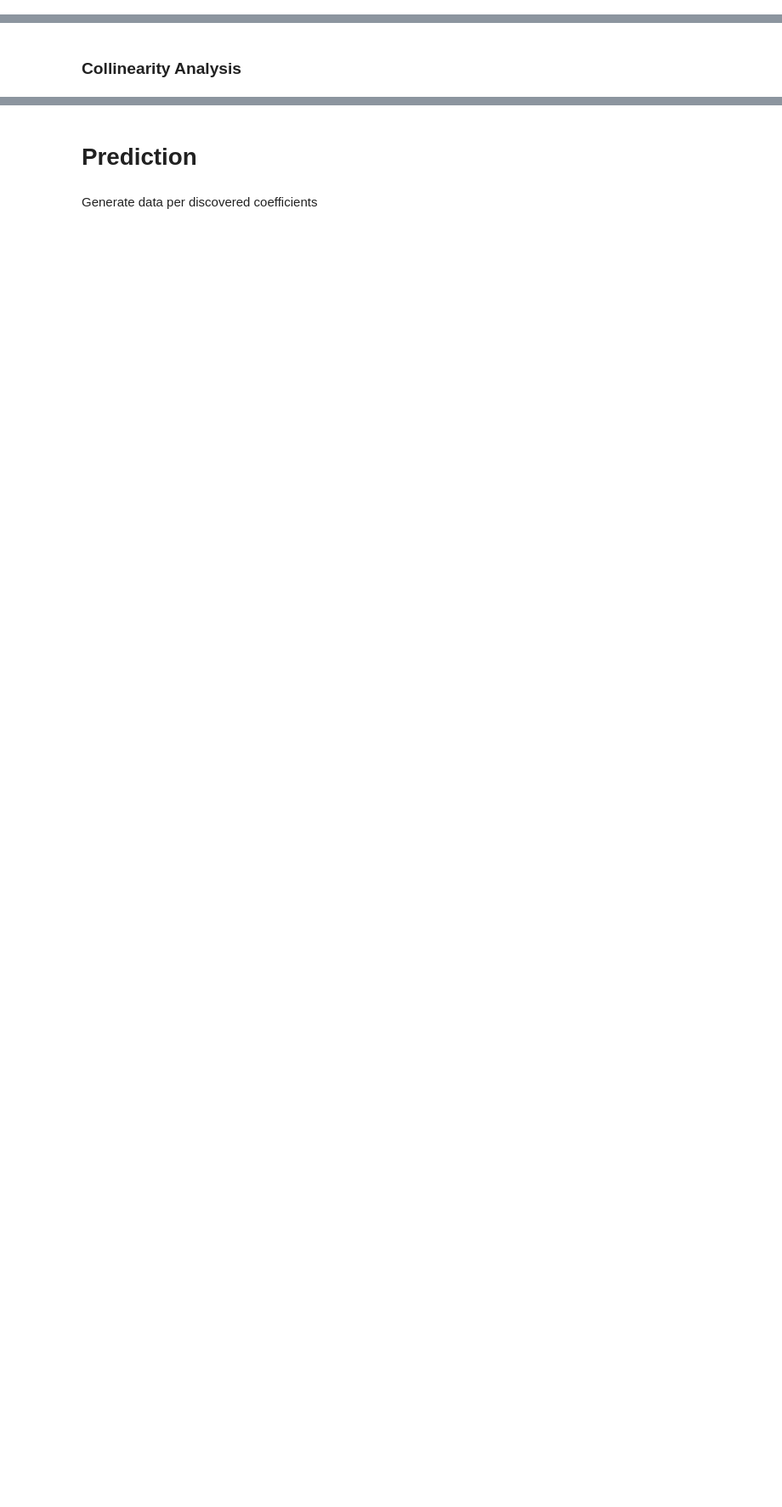
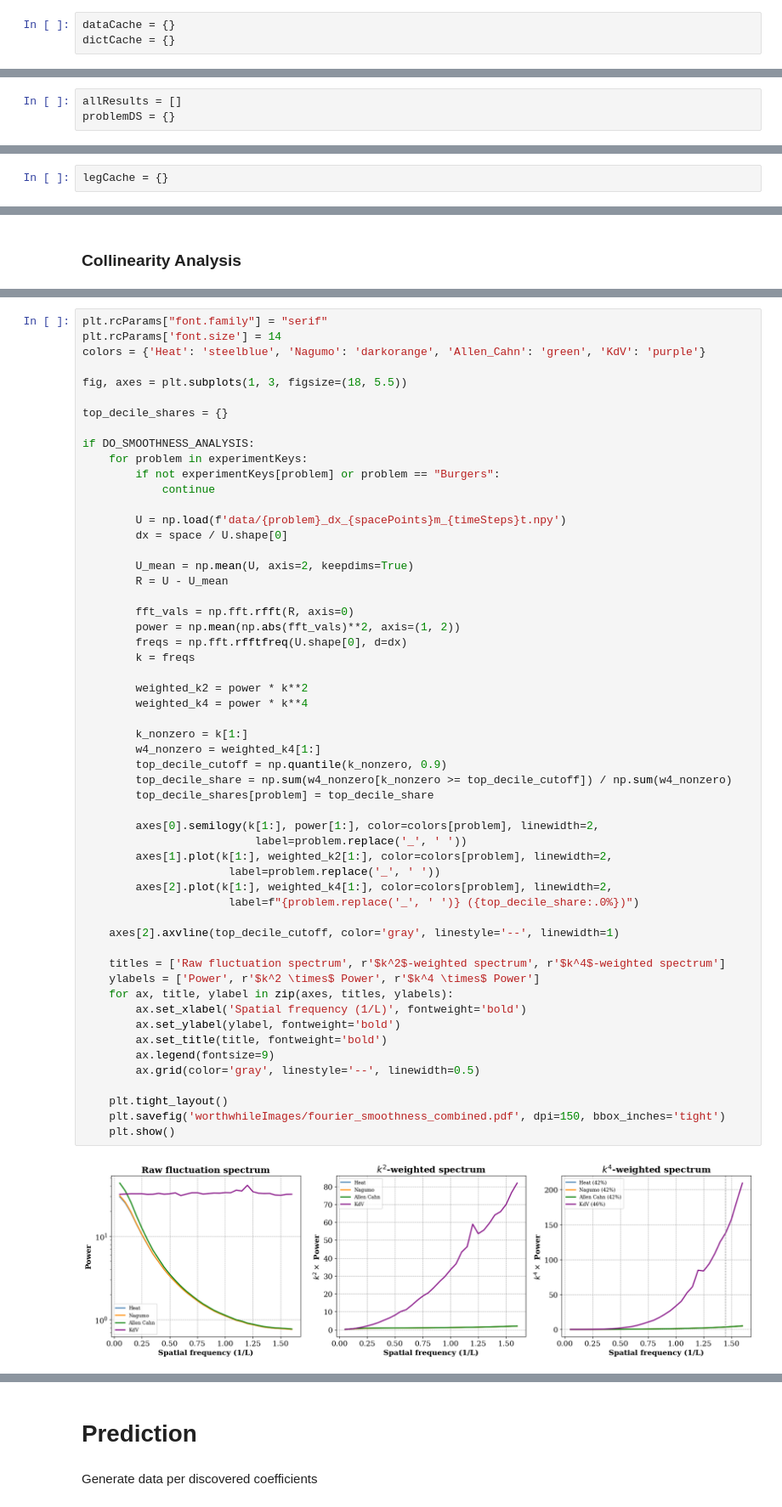
Before and after one commit to rogoson/Stochastic-PDE-Discovery, a Jupyter notebook: MasterNotebook.ipynb, the cells around one changed output, grey strips where cells are left out. Shown at 85% size. Saved outputs shown, nothing was run; the diff lists cells and outputs as text; blank space fills up the shorter version.

```diff
--- a/MasterNotebook.ipynb
+++ b/MasterNotebook.ipynb
@@ -73,3 +167,6 @@ xdiff shape: (64, 500)
+# %%
+dataCache = {}
+dictCache = {}
 # %% [markdown]
 #### Mean of Dictionaries
 # %%
@@ -300 +333,4 @@ Identification Results
+# %%
+allResults = []
+problemDS = {}
 # %% [markdown]
@@ -511,0 +400,2 @@ plt.show()
+# %%
+legCache = {}
@@ -606,3 +492,60 @@ if DO_SMOOTHNESS_ANALYSIS:
+# %%
+plt.rcParams["font.family"] = "serif"
+plt.rcParams['font.size'] = 14
+colors = {'Heat': 'steelblue', 'Nagumo': 'darkorange', 'Allen_Cahn': 'green', 'KdV': 'purple'}
+
+fig, axes = plt.subplots(1, 3, figsize=(18, 5.5))
+
+top_decile_shares = {}
+
+if DO_SMOOTHNESS_ANALYSIS:
+    for problem in experimentKeys:
+        if not experimentKeys[problem] or problem == "Burgers":
+            continue
+
+        U = np.load(f'data/{problem}_dx_{spacePoints}m_{timeSteps}t.npy')
+        dx = space / U.shape[0]
+
+        U_mean = np.mean(U, axis=2, keepdims=True)
+        R = U - U_mean
+
+        fft_vals = np.fft.rfft(R, axis=0)
+        power = np.mean(np.abs(fft_vals)**2, axis=(1, 2))
+        freqs = np.fft.rfftfreq(U.shape[0], d=dx)
+        k = freqs
+
+        weighted_k2 = power * k**2
+        weighted_k4 = power * k**4
+
+        k_nonzero = k[1:]
+        w4_nonzero = weighted_k4[1:]
+        top_decile_cutoff = np.quantile(k_nonzero, 0.9)
+        top_decile_share = np.sum(w4_nonzero[k_nonzero >= top_decile_cutoff]) / np.sum(w4_nonzero)
+        top_decile_shares[problem] = top_decile_share
+
+        axes[0].semilogy(k[1:], power[1:], color=colors[problem], linewidth=2,
+                          label=problem.replace('_', ' '))
+        axes[1].plot(k[1:], weighted_k2[1:], color=colors[problem], linewidth=2,
+                      label=problem.replace('_', ' '))
+        axes[2].plot(k[1:], weighted_k4[1:], color=colors[problem], linewidth=2,
+                      label=f"{problem.replace('_', ' ')} ({top_decile_share:.0%})")
+
+    axes[2].axvline(top_decile_cutoff, color='gray', linestyle='--', linewidth=1)
+
+    titles = ['Raw fluctuation spectrum', r'$k^2$-weighted spectrum', r'$k^4$-weighted spectrum']
+    ylabels = ['Power', r'$k^2 \times$ Power', r'$k^4 \times$ Power']
+    for ax, title, ylabel in zip(axes, titles, ylabels):
+        ax.set_xlabel('Spatial frequency (1/L)', fontweight='bold')
+        ax.set_ylabel(ylabel, fontweight='bold')
+        ax.set_title(title, fontweight='bold')
+        ax.legend(fontsize=9)
+        ax.grid(color='gray', linestyle='--', linewidth=0.5)
+
+    plt.tight_layout()
+    plt.savefig('worthwhileImages/fourier_smoothness_combined.pdf', dpi=150, bbox_inches='tight')
+    plt.show()
+# %% [output]
+[figure, added]
 # %%
     # per-trajectory correlation: u_xx vs u_xxxx
     # for each trajectory separately, compute correlation across space and time
```
Also changed, not shown: parts of 30 cells of this notebook, 22 other files.
